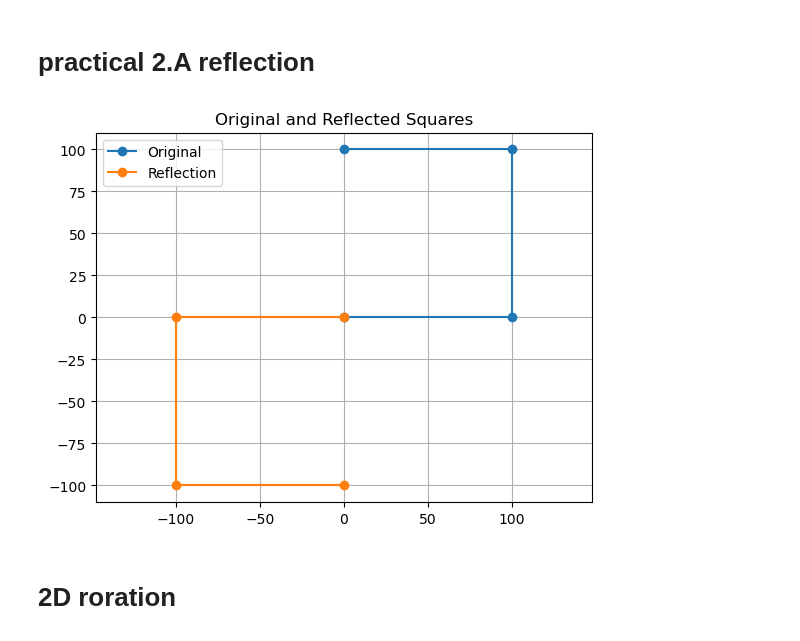
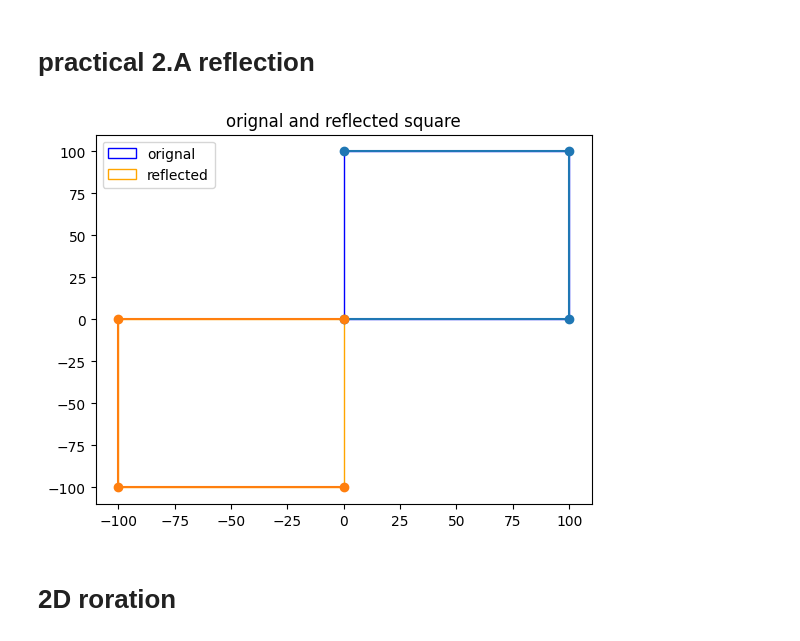
Before and after one commit to shubh123a3/ARVR-Small-practical, a Jupyter notebook: ARVR small practical.ipynb, the cells around one changed output. Drawn from its saved outputs; the diff is of its cells as text; code cells hidden in the pictures.

```diff
--- a/ARVR small practical.ipynb
+++ b/ARVR small practical.ipynb
@@ -3,31 +3,19 @@
 # %%
 import numpy as np
 import matplotlib.pyplot as plt
-
-# Define original square points
-square = np.array([[0, 0], [100, 0], [100, 100], [0, 100]])
-
-# Define reflection matrix
-reflection_matrix = np.array([[-1, 0], [0, -1]])
-
-# Apply the reflection transformation
-reflected_square = square @ reflection_matrix.T
-
-# Plot both squares
+square=np.array([[0,0],[100,0],[100,100],[0,100]])
+rf_matrix=np.array([[-1,0],[0,-1]])
+rf_square=square@rf_matrix
 plt.figure()
-plt.plot(*square.T, marker='o', label='Original')
-plt.plot(*reflected_square.T, marker='o', label='Reflection')
-
-# Style and labels
+plt.plot(*square.T,marker='o')
+plt.fill(*square.T,label='orignal',fill=False,color='blue')
+plt.plot(*rf_square.T,marker='o')
+plt.fill(*rf_square.T,label='reflected',fill=False,color='orange')
 plt.legend()
-plt.title("Original and Reflected Squares")
-plt.grid(True)
-plt.axis('equal')
-
-# Show the plot
+plt.title("orignal and reflected square")
 plt.show()
 # %% [output]
-[figure, old version]
+[figure, new version]
 # %% [markdown]
 # 2D roration
 # %%
```
Also changed, not shown: parts of 1 cell of this notebook.
